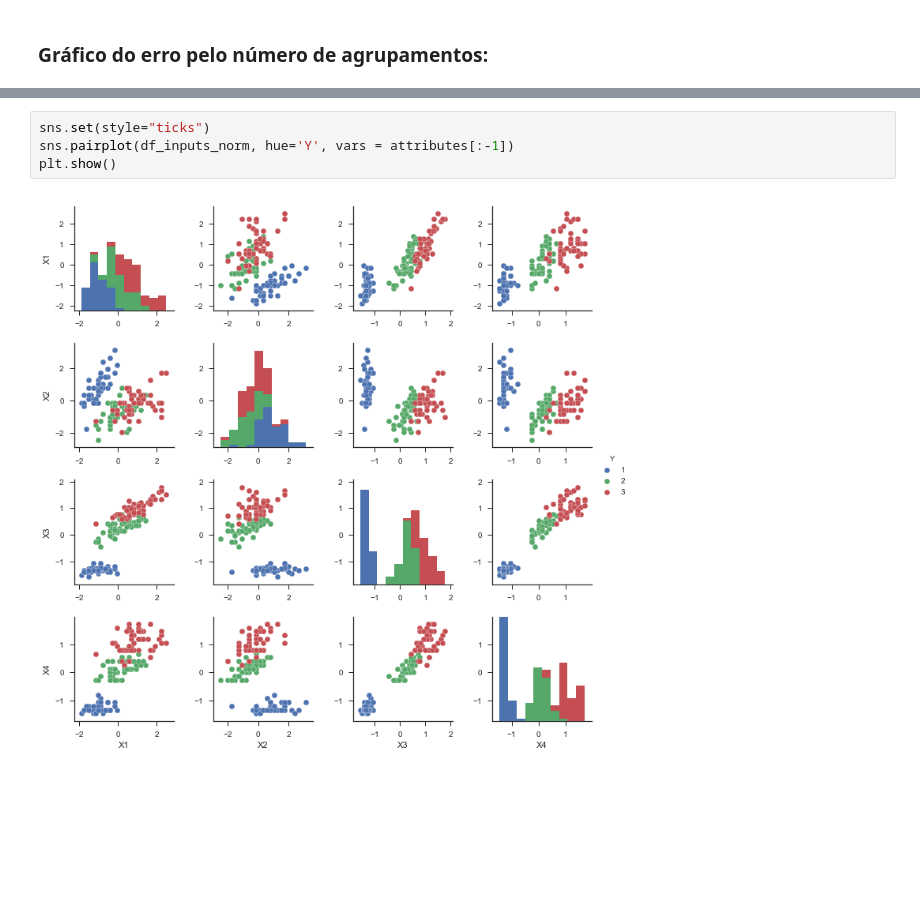
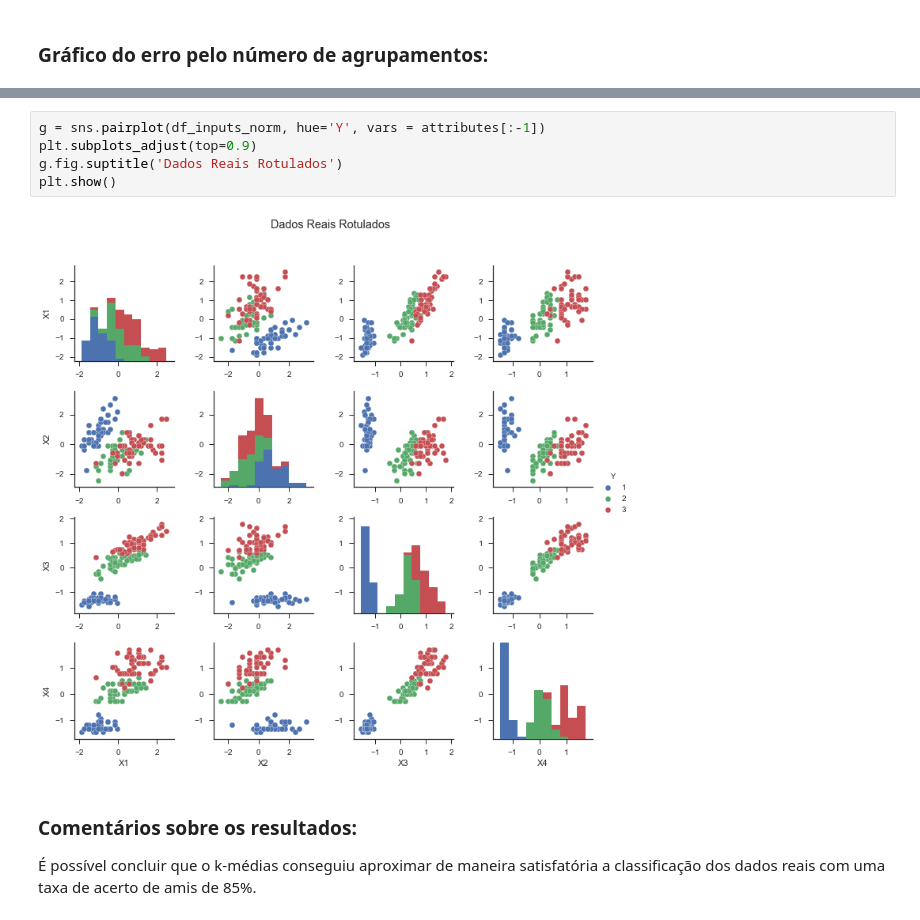
Before and after one commit to DaviBrg/machine_learning-ckp8277, a Jupyter notebook: exercise_5/exercise_5_machine_learning.ipynb, the cells around one changed output, grey strips where cells are left out. Saved outputs shown, nothing was run; the diff lists cells and outputs as text; blank space fills up the shorter version.

```diff
--- a/exercise_5/exercise_5_machine_learning.ipynb
+++ b/exercise_5/exercise_5_machine_learning.ipynb
@@ -126,6 +160,10 @@ Analisando a matriz de espalhamento acima vemos que uma das classes é visivelme
 # %%
-sns.set(style="ticks")
-sns.pairplot(df_inputs_norm, hue='Y', vars = attributes[:-1])
+g = sns.pairplot(df_inputs_norm, hue='Y', vars = attributes[:-1])
+plt.subplots_adjust(top=0.9)
+g.fig.suptitle('Dados Reais Rotulados')
 plt.show()
 # %% [output]
-[figure, old version]
+[figure, new version]
+# %% [markdown]
+### Comentários sobre os resultados:
+É possível concluir que o k-médias conseguiu aproximar de maneira satisfatória a classificação dos dados reais com uma taxa de acerto de amis de 85%.
```
Also changed, not shown: parts of 18 cells of this notebook.
